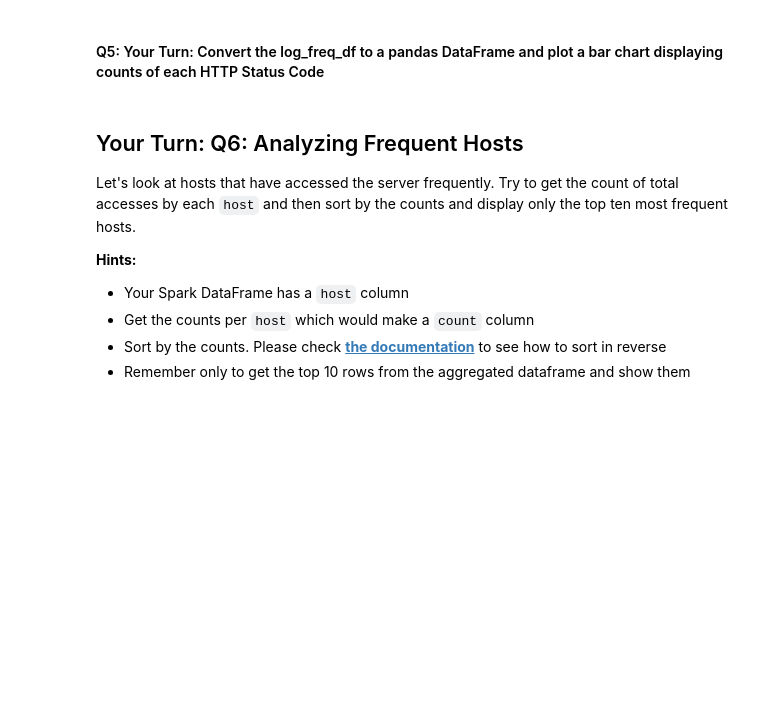
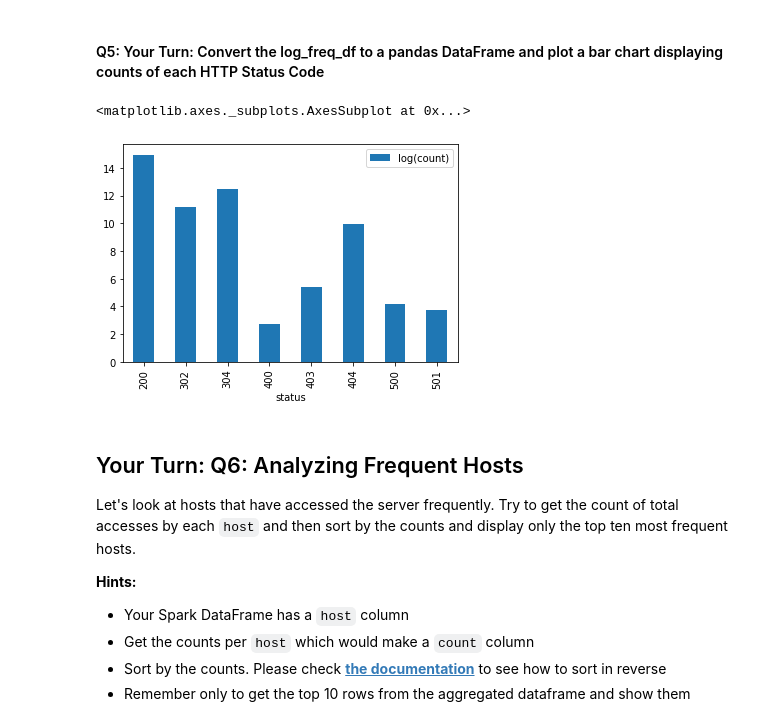
Before and after one commit to gperdrizet/data_wrangling_at_scale_with_spark, a Jupyter notebook: Mini_Project_Data_Wrangling_at_Scale_with_Spark.ipynb, the cells around one changed output. Cells and saved outputs as stored; diff of their text form; code cells hidden in the pictures; blank space fills up the shorter version.

```diff
--- a/Mini_Project_Data_Wrangling_at_Scale_with_Spark.ipynb
+++ b/Mini_Project_Data_Wrangling_at_Scale_with_Spark.ipynb
@@ -604,14 +604,26 @@ def parse_clf_time(text):
         a string suitable for passing to CAST('timestamp')
     """
     # NOTE: We're ignoring time zone here. In a production application, you'd want to handle that.
+
+    year = int(text[7:11])
+    month = month_map[text[3:6]]
+    day = int(text[0:2])
+    hour = int(text[12:14])
+    minute = int(text[15:17])
+    second = int(text[18:20])
+
     return "{0:04d}-{1:02d}-{2:02d} {3:02d}:{4:02d}:{5:02d}".format(
-      int(text[7:11]),
-      month_map[text[3:6]],
-      int(text[0:2]),
-      int(text[12:14]),
-      int(text[15:17]),
-      int(text[18:20])
+        year,
+        month,
+        day,
+        hour,
+        minute,
+        second,
     )
+
+def parse_UTC_offset(text):
+
+    return text[21:26]
 # %%
 sample_ts = [item['timestamp'] for item in logs_df.select('timestamp').take(5)]
 sample_ts
@@ -620,5 +644,6 @@ sample_ts
 # %%
 udf_parse_time = udf(parse_clf_time)
 
-logs_df = logs_df.select('*', udf_parse_time(logs_df['timestamp']).cast('timestamp').alias('time')).drop('timestamp')
+logs_df = logs_df.select('*', udf_parse_time(logs_df['timestamp']).cast('timestamp').alias('time'))
+logs_df = logs_df.select('*', parse_UTC_offset(logs_df['timestamp']).cast('string').alias('UTC_offset')).drop('timestamp')
 logs_df.show(10, truncate=True)
@@ -683,8 +781,11 @@ log_freq_df.show()
 #### Q5: Your Turn: Convert the log\_freq\_df to a pandas DataFrame and plot a bar chart displaying counts of each HTTP Status Code
 # %%
 # TODO: Replace <FILL IN> with appropriate code
-log_freq_pd_df = <FILL IN>
-log_freq_pd_df.<FILL IN>
+log_freq_pd_df = log_freq_df.toPandas()
+log_freq_pd_df.plot(x='status', y='log(count)', kind='bar')
+# %% [output]
+<matplotlib.axes._subplots.AxesSubplot at 0x...>
+[figure, added]
 # %% [markdown]
 ## Your Turn: Q6: Analyzing Frequent Hosts
 
```
Also changed, not shown: parts of 37 cells of this notebook.
